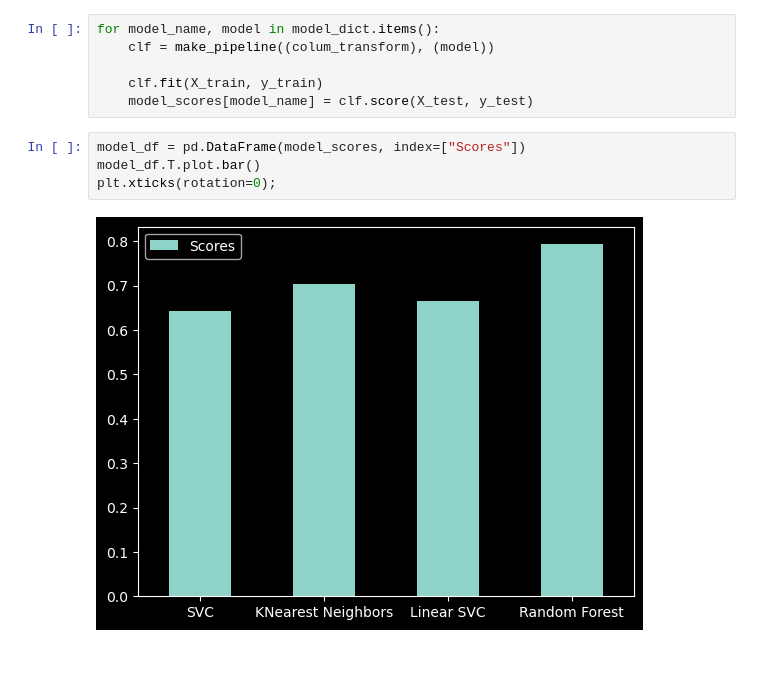
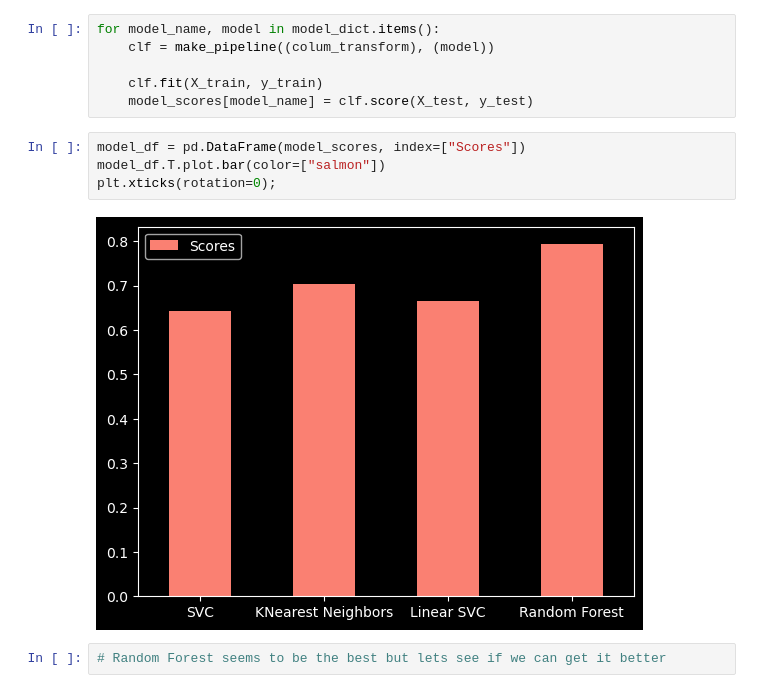
Before and after one commit to msnkr/kaggle_comps, a Jupyter notebook: Titanic - Machine Learning from Disaster/Untitled.ipynb, the cells around one changed output. Drawn from its saved outputs; the diff is of its cells as text; blank space fills up the shorter version.

```diff
--- a/Titanic - Machine Learning from Disaster/Untitled.ipynb
+++ b/Titanic - Machine Learning from Disaster/Untitled.ipynb
@@ -190,7 +190,9 @@ for model_name, model in model_dict.items():
     model_scores[model_name] = clf.score(X_test, y_test)
 # %%
 model_df = pd.DataFrame(model_scores, index=["Scores"])
-model_df.T.plot.bar()
+model_df.T.plot.bar(color=["salmon"])
 plt.xticks(rotation=0);
 # %% [output]
-[figure, old version]
+[figure, new version]
+# %%
+# Random Forest seems to be the best but lets see if we can get it better
```
